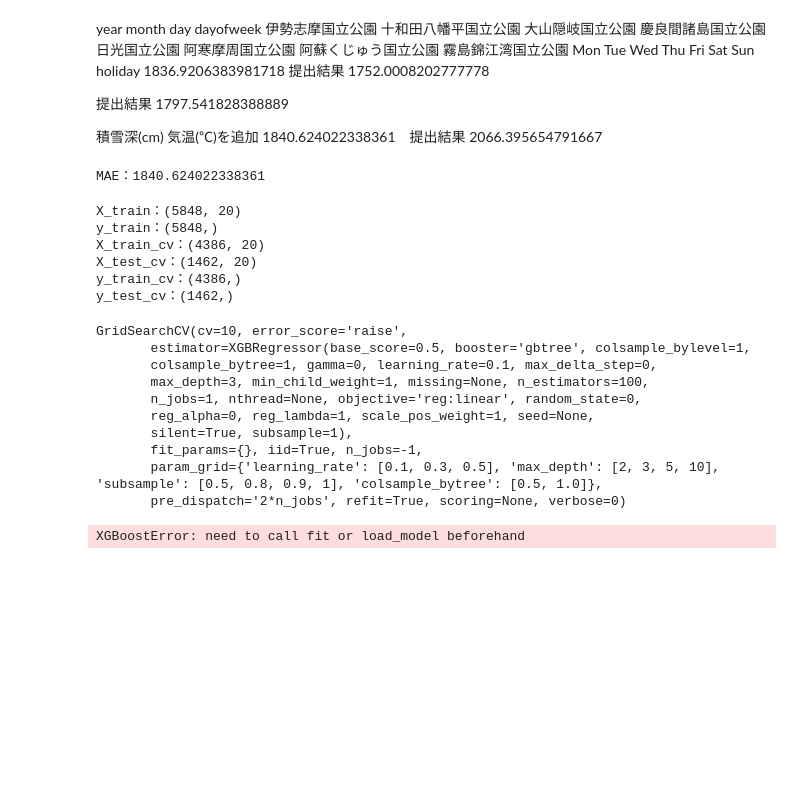
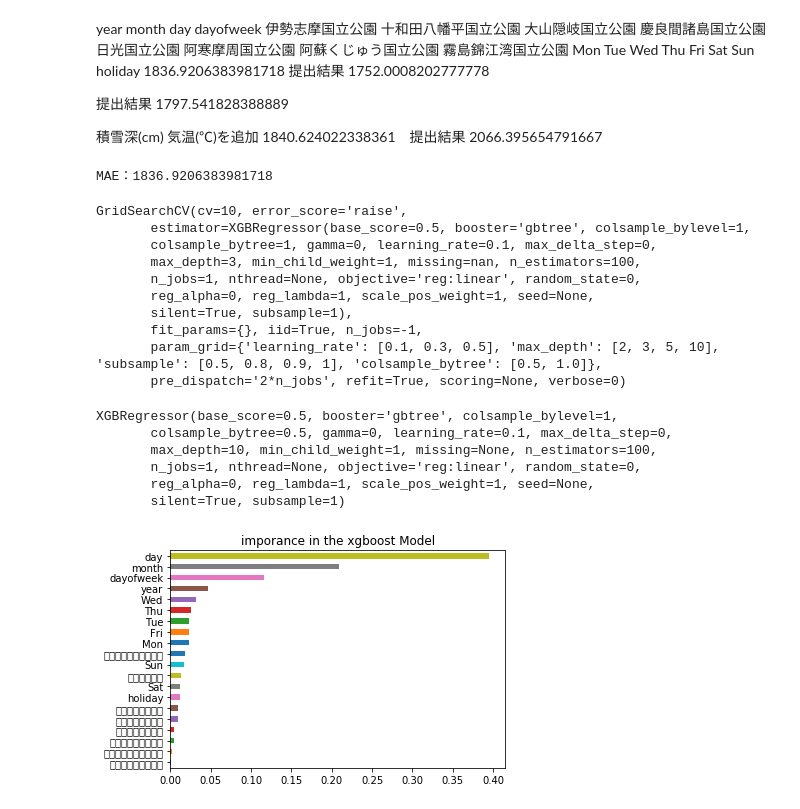
Before and after one commit to TaigoKuriyama/national_park_prediction, a Jupyter notebook: notebook/preprocess.ipynb, the cells around one changed output. Cells and saved outputs as stored; diff of their text form; code cells hidden in the pictures; blank space fills up the shorter version.

Commit message:
add feature importance

```diff
--- a/notebook/preprocess.ipynb
+++ b/notebook/preprocess.ipynb
@@ -131,7 +114,7 @@ df_merged = pd.merge(df_train,df_holiday,on='datetime')
 
 # 学習データと⼤⼭気象データの結合
 df_oyama['datetime'] = pd.to_datetime(df_oyama['datetime'])
-df_merged = pd.merge(df_merged,df_oyama,on=['大山隠岐国立公園','datetime'],how='left')
+#df_merged = pd.merge(df_merged,df_oyama,on=['大山隠岐国立公園','datetime'],how='left')
 df_merged
 # %% [output]
 |  | datetime | park | visitors | year | month | day | dayofweek | 伊勢志摩国立公園 | 十和田八幡平国立公園 | 大山隠岐国立公園 | ... |
@@ -217,6 +198,11 @@ GridSearchCV(cv=10, error_score='raise',
        fit_params={}, iid=True, n_jobs=-1,
        param_grid={'learning_rate': [0.1, 0.3, 0.5], 'max_depth': [2, 3, 5, 10], 'subsample': [0.5, 0.8, 0.9, 1], 'colsample_bytree': [0.5, 1.0]},
        pre_dispatch='2*n_jobs', refit=True, scoring=None, verbose=0)
+# %%
+# 学習モデルの保存、読み込み
+import pickle
+#pickle.dump(cv, open("../model/model.pkl", "wb"))
+cv = pickle.load(open("../model/model.pkl", "rb"))
 # %% [markdown]
 year	month	day	dayofweek	伊勢志摩国立公園	十和田八幡平国立公園	大山隠岐国立公園	慶良間諸島国立公園	日光国立公園	阿寒摩周国立公園	阿蘇くじゅう国立公園	霧島錦江湾国立公園	Mon	Tue	Wed	Thu	Fri	Sat	Sun	holiday
 1836.9206383981718 提出結果 1752.0008202777778
@@ -233,21 +219,7 @@ y_test_pred = cv.predict(X_test_cv)
 from sklearn.metrics import mean_absolute_error
 print('MAE：{0}'.format(mean_absolute_error(y_test_cv, y_test_pred)))
 # %% [output]
-MAE：1840.624022338361
+MAE：1836.9206383981718
-# %%
-print('X_train：{0}'.format(X_train.shape))
-print('y_train：{0}'.format(y_train.shape))
-print('X_train_cv：{0}'.format(X_train_cv.shape))
-print('X_test_cv：{0}'.format(X_test_cv.shape))
-print('y_train_cv：{0}'.format(y_train_cv.shape))
-print('y_test_cv：{0}'.format(y_test_cv.shape))
-# %% [output]
-X_train：(5848, 20)
-y_train：(5848,)
-X_train_cv：(4386, 20)
-X_test_cv：(1462, 20)
-y_train_cv：(4386,)
-y_test_cv：(1462,)
 # %%
 # model
 cv.fit(X_train, y_train)
@@ -255,14 +227,31 @@ cv.fit(X_train, y_train)
 GridSearchCV(cv=10, error_score='raise',
        estimator=XGBRegressor(base_score=0.5, booster='gbtree', colsample_bylevel=1,
        colsample_bytree=1, gamma=0, learning_rate=0.1, max_delta_step=0,
-       max_depth=3, min_child_weight=1, missing=None, n_estimators=100,
+       max_depth=3, min_child_weight=1, missing=nan, n_estimators=100,
        n_jobs=1, nthread=None, objective='reg:linear', random_state=0,
        reg_alpha=0, reg_lambda=1, scale_pos_weight=1, seed=None,
        silent=True, subsample=1),
        fit_params={}, iid=True, n_jobs=-1,
        param_grid={'learning_rate': [0.1, 0.3, 0.5], 'max_depth': [2, 3, 5, 10], 'subsample': [0.5, 0.8, 0.9, 1], 'colsample_bytree': [0.5, 1.0]},
        pre_dispatch='2*n_jobs', refit=True, scoring=None, verbose=0)
-# %%
-xgb.plot_importance(model)
-# %% [output]
-XGBoostError: need to call fit or load_model beforehand
+# %%
+reg = xgb.XGBRegressor(**cv.best_params_)
+reg.fit(X_train, y_train)
+# %% [output]
+XGBRegressor(base_score=0.5, booster='gbtree', colsample_bylevel=1,
+       colsample_bytree=0.5, gamma=0, learning_rate=0.1, max_delta_step=0,
+       max_depth=10, min_child_weight=1, missing=None, n_estimators=100,
+       n_jobs=1, nthread=None, objective='reg:linear', random_state=0,
+       reg_alpha=0, reg_lambda=1, scale_pos_weight=1, seed=None,
+       silent=True, subsample=1)
+# %%
+# future importance
+import pandas as pd
+import matplotlib.pyplot as plt
+importances = pd.Series(reg.feature_importances_, index = df_except_y.columns)
+importances = importances.sort_values()
+importances.plot(kind = "barh")
+plt.title("imporance in the xgboost Model")
+plt.show()
+# %% [output]
+[figure, added]
```
Also changed, not shown: parts of 5 cells of this notebook.
